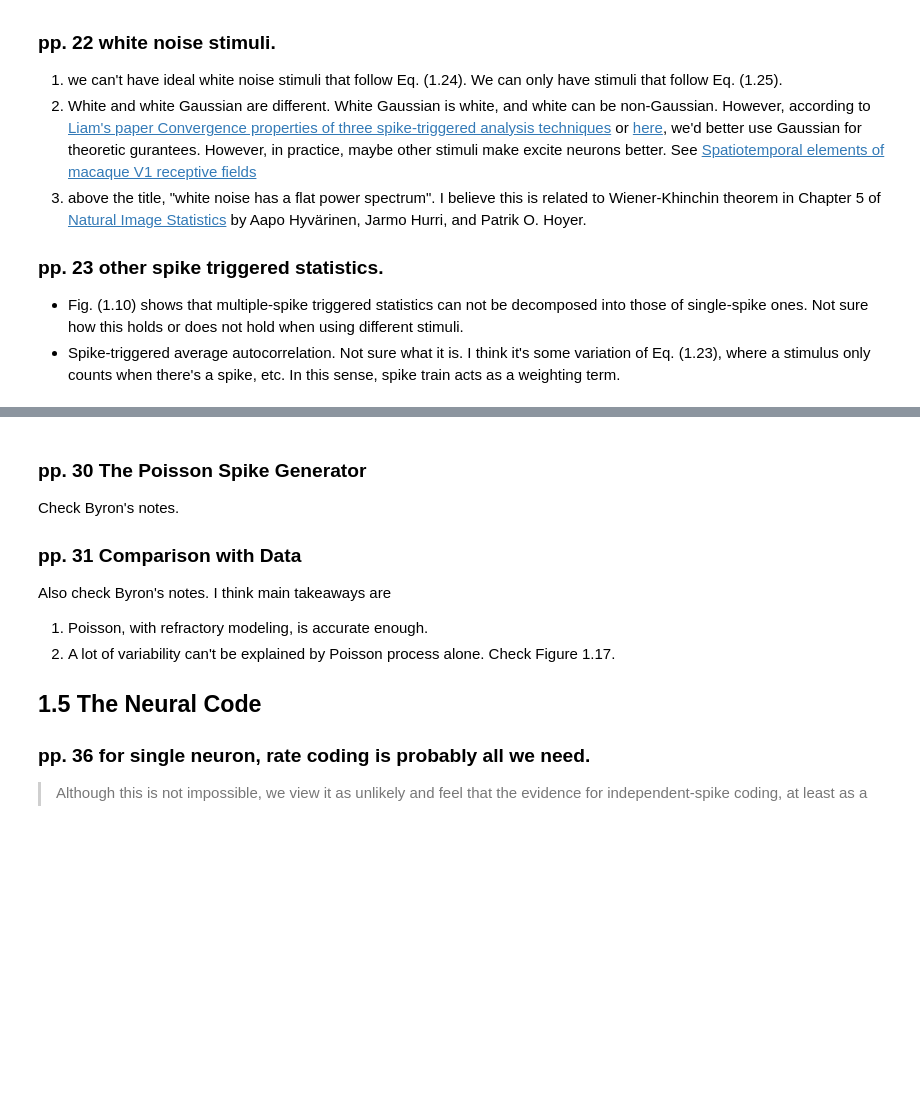
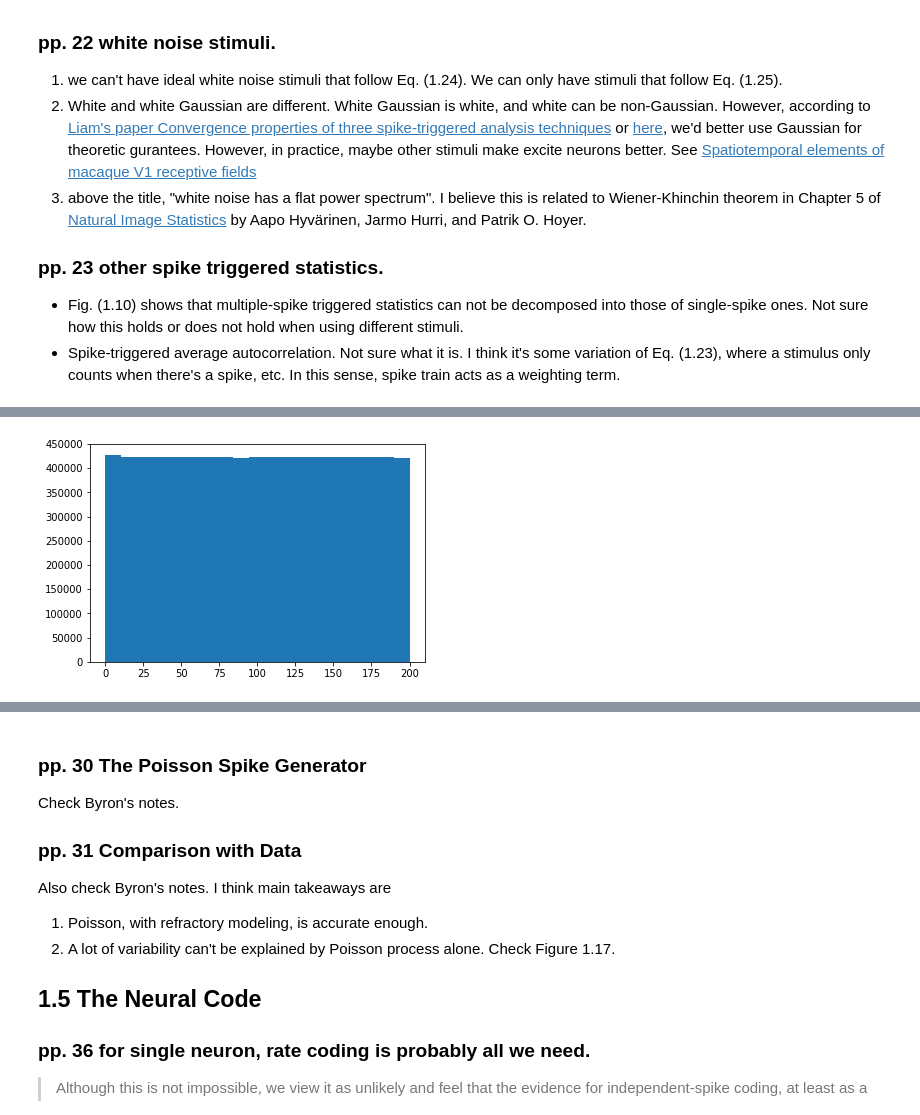
Before and after one commit to leelabcnbc/book-notes, a Jupyter notebook: books/TN/chapter_01.ipynb, the cells around one changed output, grey strips where cells are left out. Drawn from its saved outputs; the diff is of its cells as text; code cells hidden in the pictures; blank space fills up the shorter version.

```diff
--- a/books/TN/chapter_01.ipynb
+++ b/books/TN/chapter_01.ipynb
@@ -218,0 +185,48 @@ def compute_one_term_in_Q(all_binned_train, firing_rate, T):
+# %%
+
+def generate_one_spike_train(T, firing_rate, seed):
+    # generate the time of spikes for time [0,T] with rate `firing_rate` spikes per second.
+    mean_num_spike = T*firing_rate
+    rng_state_this = RandomState(seed=seed)
+    num_spike_actual = poisson.rvs(mean_num_spike, random_state=rng_state_this)
+    return rng_state_this.rand(num_spike_actual)*T
+
+
+def compute_abs_distance_between_all_spikes(train_this, T):
+    assert train_this.shape == (train_this.size,)
+    # ok. first compute pairwise
+    train_this_longer = train_this + T
+
+    distance_pair = (train_this_longer[:,np.newaxis]-train_this) % T
+
+    # they should have symmetry.
+    off_diag_index = np.logical_not(np.eye(train_this.size, dtype=np.bool_))
+    a = distance_pair[off_diag_index]+distance_pair.T[off_diag_index]
+    assert np.allclose(distance_pair[off_diag_index]+distance_pair.T[off_diag_index],
+                       T, atol=1e-4)
+
+
+    assert np.all(distance_pair>=0) and np.all(distance_pair<=T)
+    distance_pair = np.minimum(distance_pair, T-distance_pair)
+
+    assert distance_pair.shape == (train_this.size,train_this.size)
+    distance_pair[np.diag_indices(train_this.size)] = 0
+    assert np.all(distance_pair>=0) and np.all(distance_pair<=T/2)
+    # check summing to T for non diagonal stuff.
+    # we can think those greater than T/2 stuff as negative \tau.
+    assert np.allclose(distance_pair, distance_pair.T, atol=1e-4)
+    # return all distances in [-T/2, T/2].
+    return np.concatenate((squareform(distance_pair, checks=False), np.zeros_like(train_this),
+                           -squareform(distance_pair, checks=False)), axis=0)
+    # return distance_pair.ravel()
+
+# test.
+
+# somehow using small T won't do.
+spike_this = generate_one_spike_train(T_this*100, firing_rate_this, 0)
+# roughly uniform. if you chnage to T=500, it will be more uniform.
+plt.close('all')
+plt.hist(compute_abs_distance_between_all_spikes(spike_this, T_this*100), np.linspace(0, T_this/2*100, 20))
+plt.show()
+# %% [output]
+[figure, added]
```
Also changed, not shown: parts of 7 cells of this notebook.
